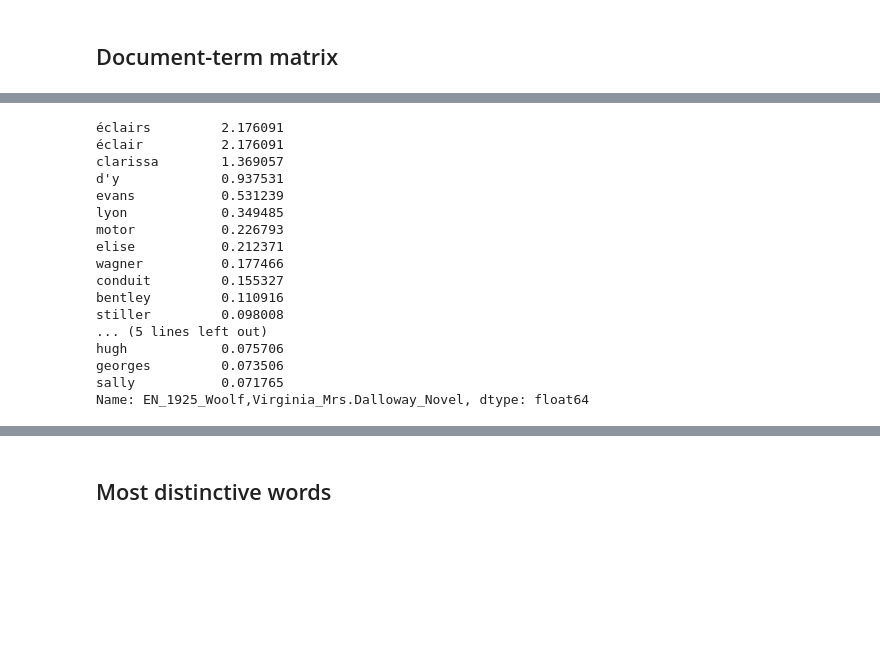
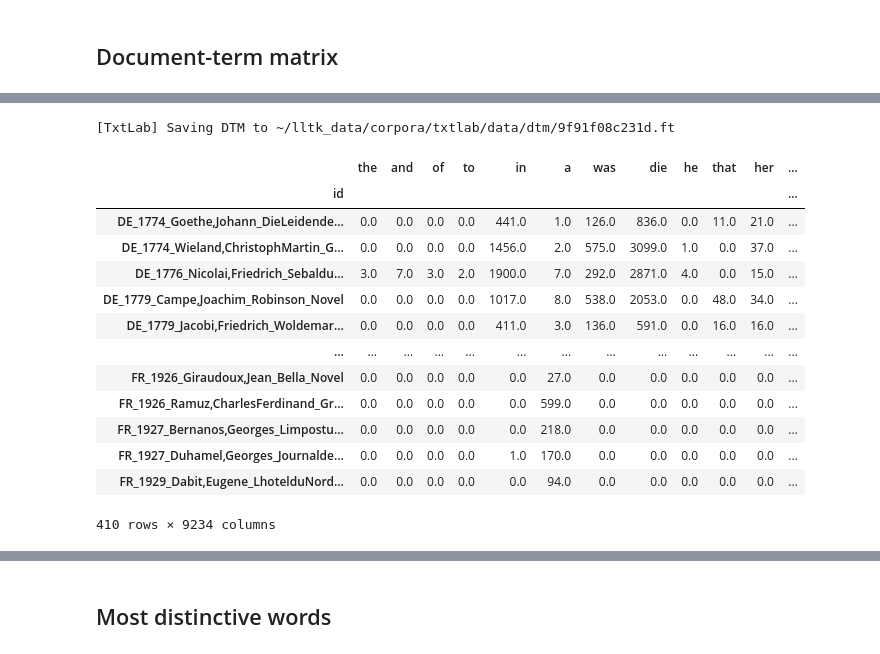
Before and after one commit to quadrismegistus/lltk, a Jupyter notebook: README.ipynb, the cells around one changed output, grey strips where cells are left out. Drawn from its saved outputs; the diff is of its cells as text; code cells hidden in the pictures; blank space fills up the shorter version.

```diff
--- a/README.ipynb
+++ b/README.ipynb
@@ -213,21 +193,19 @@ tfidfs
-# %%
-# sort by text
-tfidfs.loc['EN_1925_Woolf,Virginia_Mrs.Dalloway_Novel'].sort_values(ascending=False).head(20)
-# %% [output]
-éclairs         2.176091
-éclair          2.176091
-clarissa        1.369057
-d'y             0.937531
-evans           0.531239
-lyon            0.349485
-motor           0.226793
-elise           0.212371
-wagner          0.177466
-conduit         0.155327
-bentley         0.110916
-stiller         0.098008
-... (5 lines left out)
-hugh            0.075706
-georges         0.073506
-sally           0.071765
-Name: EN_1925_Woolf,Virginia_Mrs.Dalloway_Novel, dtype: float64
+# %%
+# Get a document-term matrix
+corpus.dtm()
+# %% [output]
+[TxtLab] Saving DTM to ~/lltk_data/corpora/txtlab/data/dtm/9f91f08c231d.ft
+|  | the | and | of | to | in | a | was | die | he | that | her | ... |
+| id |  |  |  |  |  |  |  |  |  |  |  | ... |
+| DE_1774_Goethe,Johann_DieLeidende... | 0.0 | 0.0 | 0.0 | 0.0 | 441.0 | 1.0 | 126.0 | 836.0 | 0.0 | 11.0 | 21.0 | ... |
+| DE_1774_Wieland,ChristophMartin_G... | 0.0 | 0.0 | 0.0 | 0.0 | 1456.0 | 2.0 | 575.0 | 3099.0 | 1.0 | 0.0 | 37.0 | ... |
+| DE_1776_Nicolai,Friedrich_Sebaldu... | 3.0 | 7.0 | 3.0 | 2.0 | 1900.0 | 7.0 | 292.0 | 2871.0 | 4.0 | 0.0 | 15.0 | ... |
+| DE_1779_Campe,Joachim_Robinson_Novel | 0.0 | 0.0 | 0.0 | 0.0 | 1017.0 | 8.0 | 538.0 | 2053.0 | 0.0 | 48.0 | 34.0 | ... |
+| DE_1779_Jacobi,Friedrich_Woldemar... | 0.0 | 0.0 | 0.0 | 0.0 | 411.0 | 3.0 | 136.0 | 591.0 | 0.0 | 16.0 | 16.0 | ... |
+| ... | ... | ... | ... | ... | ... | ... | ... | ... | ... | ... | ... | ... |
+| FR_1926_Giraudoux,Jean_Bella_Novel | 0.0 | 0.0 | 0.0 | 0.0 | 0.0 | 27.0 | 0.0 | 0.0 | 0.0 | 0.0 | 0.0 | ... |
+| FR_1926_Ramuz,CharlesFerdinand_Gr... | 0.0 | 0.0 | 0.0 | 0.0 | 0.0 | 599.0 | 0.0 | 0.0 | 0.0 | 0.0 | 0.0 | ... |
+| FR_1927_Bernanos,Georges_Limpostu... | 0.0 | 0.0 | 0.0 | 0.0 | 0.0 | 218.0 | 0.0 | 0.0 | 0.0 | 0.0 | 0.0 | ... |
+| FR_1927_Duhamel,Georges_Journalde... | 0.0 | 0.0 | 0.0 | 0.0 | 1.0 | 170.0 | 0.0 | 0.0 | 0.0 | 0.0 | 0.0 | ... |
+| FR_1929_Dabit,Eugene_LhotelduNord... | 0.0 | 0.0 | 0.0 | 0.0 | 0.0 | 94.0 | 0.0 | 0.0 | 0.0 | 0.0 | 0.0 | ... |
+410 rows × 9234 columns
```
Also changed, not shown: parts of 26 cells of this notebook, 6 other files.
